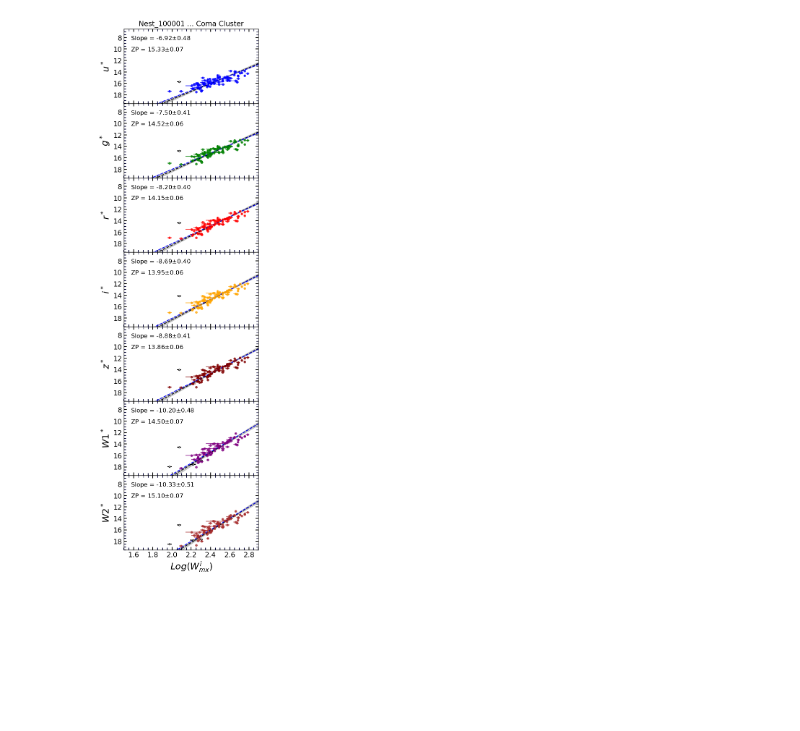
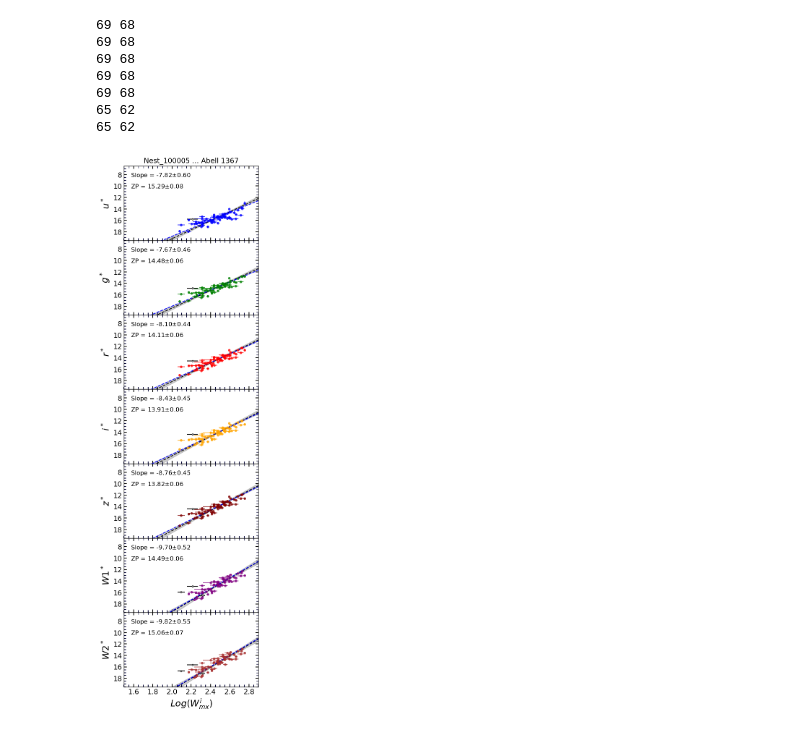
Before and after one commit to ekourkchi/TFcalibrators, a Jupyter notebook: cluster_TFit.ipynb, the cells around one changed output. Drawn from its saved outputs; the diff is of its cells as text; code cells hidden in the pictures; blank space fills up the shorter version.

```diff
--- a/cluster_TFit.ipynb
+++ b/cluster_TFit.ipynb
@@ -333,8 +332,8 @@ for idd in [2816236]:
 # %%
-reject = [43164,44405,93666]
-weird = [43511]
-plot_array(table, 'NEST_100001.csv', reject=reject, weird=weird,
-           clusterName='Coma Cluster', nest='Nest_100001')
+# reject = [43164,44405,93666]
+# weird = [43511]
+# plot_array(table, 'NEST_100001.csv', reject=reject, weird=weird,
+#            clusterName='Coma Cluster', nest='Nest_100001')
 
 # reject = []
 # weird = [41440]
@@ -347,10 +346,10 @@ plot_array(table, 'NEST_100001.csv', reject=reject, weird=weird,
 # plot_array(table, 'NEST_100003.csv', reject=reject, weird=weird,
 #            clusterName='Centaurus Cluster', nest='Nest_100003')
 
-# reject = [36323,36328,36330,36608,200155]
-# weird = [37140]
-# plot_array(table, 'NEST_100005.csv', reject=reject, weird=weird,
-#            clusterName='Abell 1367', nest='Nest_100005')
+reject = [36323,36328,36330,36608,200155]
+weird = [37140]
+plot_array(table, 'NEST_100005.csv', reject=reject, weird=weird,
+           clusterName='Abell 1367', nest='Nest_100005')
 
 
 # reject = []
@@ -407,31 +406,38 @@ plot_array(table, 'NEST_100001.csv', reject=reject, weird=weird,
 # plot_array(table, 'NEST_200012.csv', reject=reject, weird=weird,
 #            clusterName='Abell 400 cluster', nest='Nest_200012')
 
 
 # reject = [85526,85643,90431,197699]
 # weird = [5057398]
 # plot_array(table, 'NEST_200016.csv', reject=reject, weird=weird,
 #            clusterName='Abell 2634/66 cluster', nest='Nest_200016')
 
 # reject = []
 # weird = []
 # plot_array(table, 'NEST_200017.csv', reject=reject, weird=weird,
 #            clusterName='Abell 539 cluster', nest='Nest_200017')
 
 # reject = [1724]
 # weird = []
 # plot_array(table, 'NEST_200037.csv', reject=reject, weird=weird,
 #            clusterName='NGC70 cluster', nest='Nest_200037')
 
 ## PGC 2816236 is next to a bright star so I removed it
 # reject = [90474]
 # weird = [1707532]
 # plot_array(table, 'NEST_200045.csv', reject=reject, weird=weird,
 #            clusterName='NGC80 cluster', nest='Nest_200045')
 
 # reject = [70712, 70998, 71360]
 # weird = []
 # plot_array(table, 'NEST_200092.csv', reject=reject, weird=weird,
 #            clusterName='Pegasus cluster', nest='Nest_200092')
 # %% [output]
+69 68
+69 68
+69 68
+69 68
+69 68
+65 62
+65 62
-[figure, old version]
+[figure, new version]
```
Also changed, not shown: parts of 3 cells of this notebook, 6 other files.
